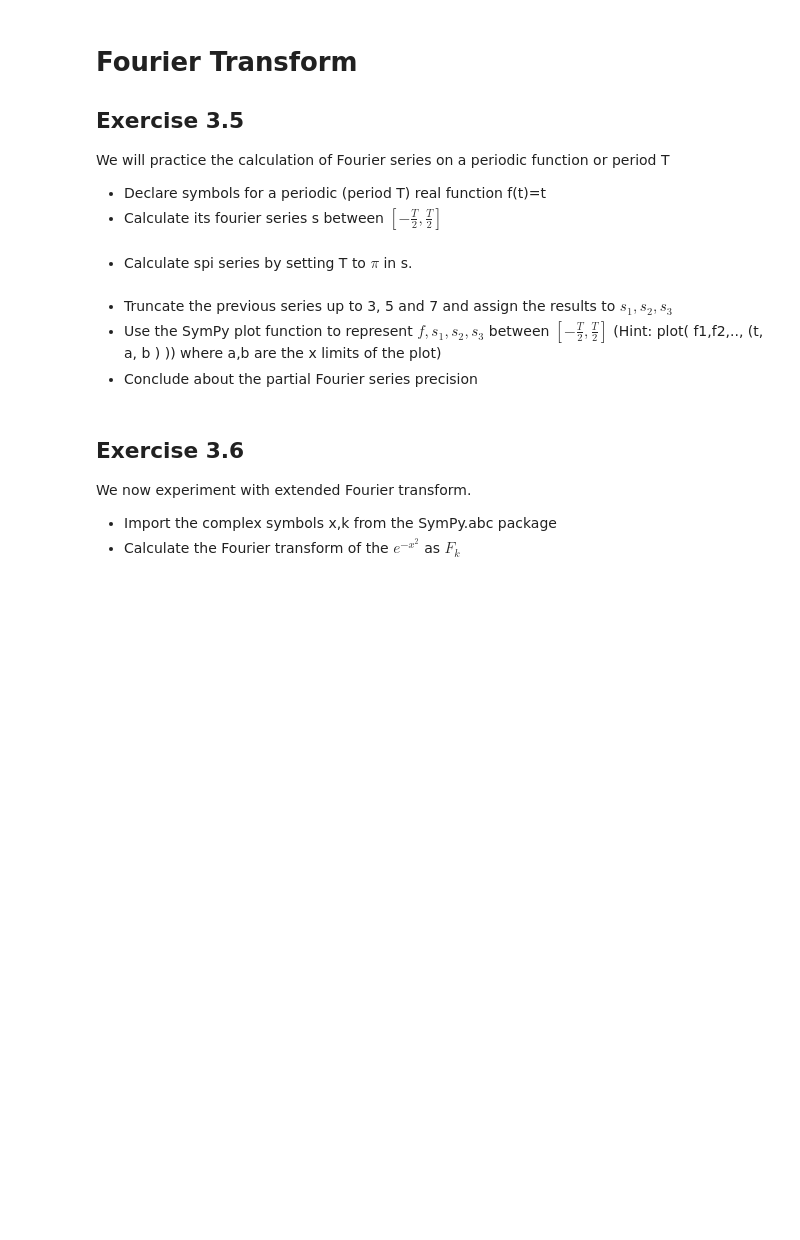
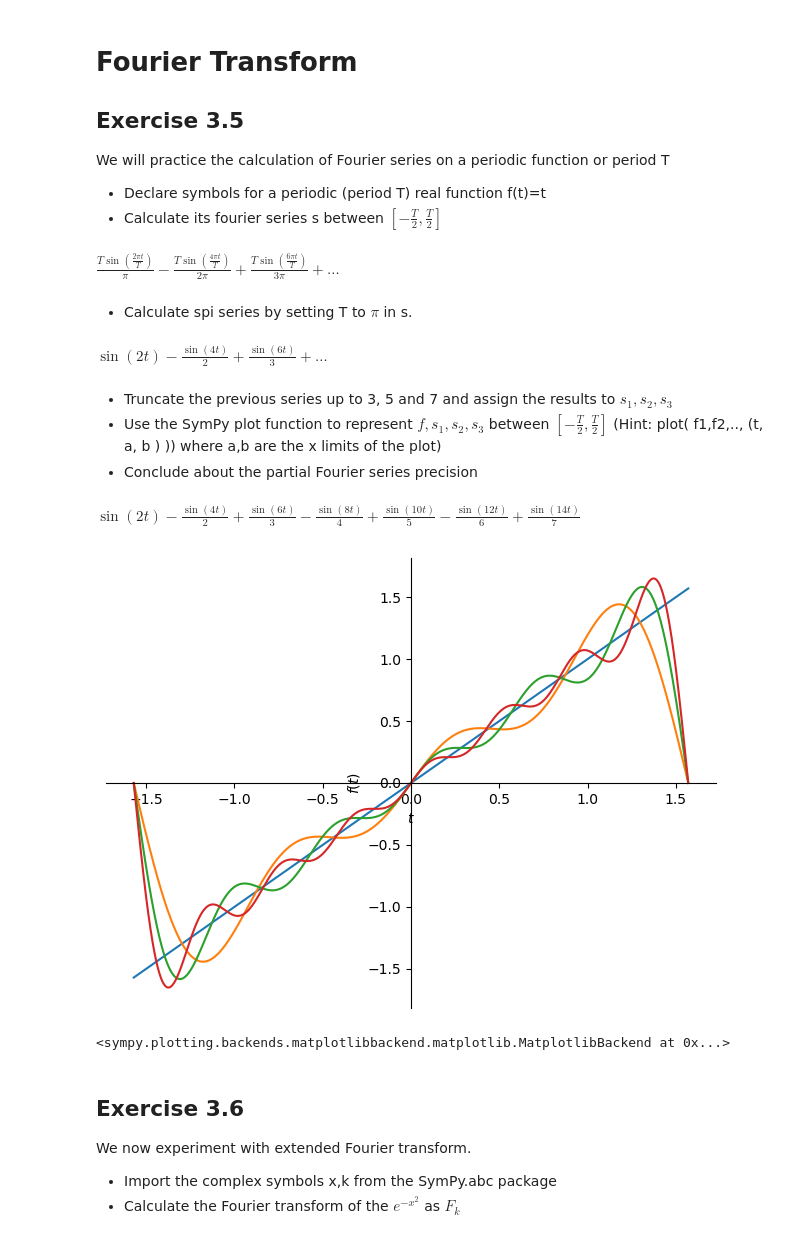
Before and after one commit to fabiolameffofaha-lab/ESILV-NextGenAI-TD, a Jupyter notebook: 1-sympy/exercises/lecture-SymPy-3_exo.ipynb, the cells around one changed output. Drawn from its saved outputs; the diff is of its cells as text; code cells hidden in the pictures; blank space fills up the shorter version.

```diff
--- a/1-sympy/exercises/lecture-SymPy-3_exo.ipynb
+++ b/1-sympy/exercises/lecture-SymPy-3_exo.ipynb
@@ -94,12 +262,38 @@ With initial condition $y(0) = 0, y'(0)=1$
 We will practice the calculation of Fourier series on a periodic function or period T
 * Declare symbols for a periodic (period T) real function f(t)=t
 * Calculate its fourier series s between $[-\frac{T}{2},\frac{T}{2}]$
+# %%
+t = sym.symbols( "t", real = True)
+T = sym.symbols("T", positive = True )
+f_t = t
+# %%
+s = sym.fourier_series(f_t, (t, -T/2, T/2))
+s
+# %% [output]
+$\displaystyle \frac{T \sin{\left(\frac{2 \pi t}{T} \right)}}{\pi} - \frac{T \sin{\left(\frac{4 \pi t}{T} \right)}}{2 \pi} + \frac{T \sin{\left(\frac{6 \pi t}{T} \right)}}{3 \pi} + \ldots$
 # %% [markdown]
 * Calculate spi series by setting T to $\pi$ in s.
+# %%
+spi = s.subs(T, sym.pi)
+spi
+# %% [output]
+$\displaystyle \sin{\left(2 t \right)} - \frac{\sin{\left(4 t \right)}}{2} + \frac{\sin{\left(6 t \right)}}{3} + \ldots$
 # %% [markdown]
 * Truncate the previous series up to 3, 5 and 7 and assign the results to $s_1,s_2,s_3$
 * Use the SymPy plot function to represent $f, s_1, s_2, s_3$ between $[-\frac{T}{2},\frac{T}{2}]$ (Hint: plot( f1,f2,.., (t, a, b ) )) where a,b are the x limits of the plot)
 * Conclude about the partial Fourier series precision
+# %%
+s1 = spi.truncate(n=3)
+s2 = spi.truncate(n=5)
+s3 = spi.truncate(n=7)
+s3
+# %% [output]
+$\displaystyle \sin{\left(2 t \right)} - \frac{\sin{\left(4 t \right)}}{2} + \frac{\sin{\left(6 t \right)}}{3} - \frac{\sin{\left(8 t \right)}}{4} + \frac{\sin{\left(10 t \right)}}{5} - \frac{\sin{\left(12 t \right)}}{6} + \frac{\sin{\left(14 t \right)}}{7}$
+# %%
+sym.plot(f_t, s1, s2, s3,(t,-sym.pi/2, sym.pi/2))
+# %% [output]
+[figure, added]
+<sympy.plotting.backends.matplotlibbackend.matplotlib.MatplotlibBackend at 0x...>
 # %% [markdown]
 ## Exercise 3.6
 
```
Also changed, not shown: parts of 50 cells of this notebook.
